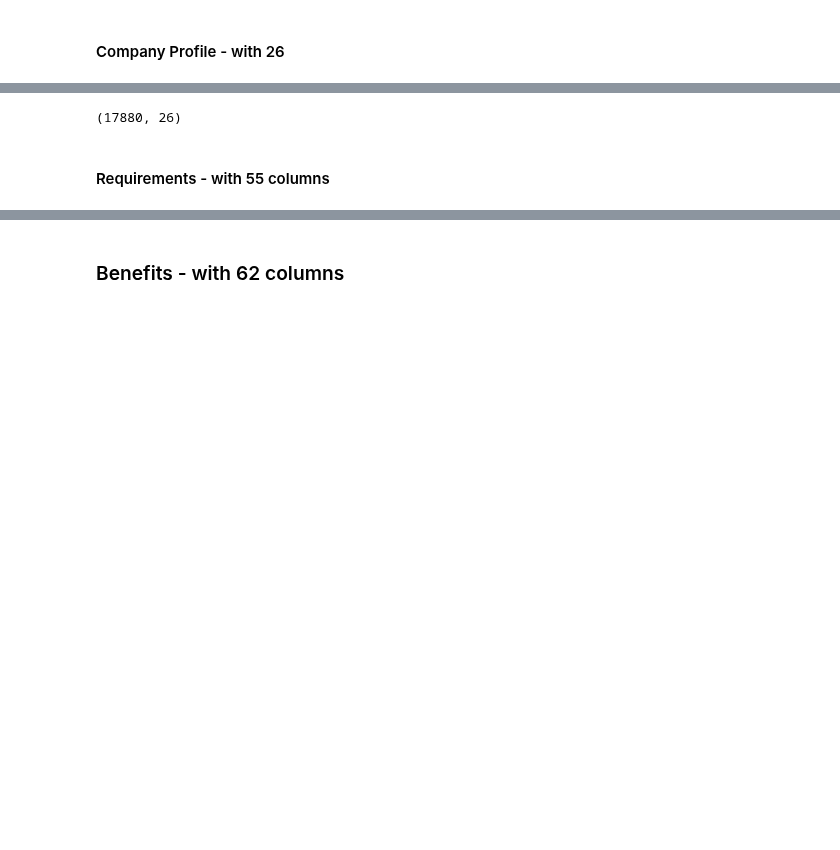
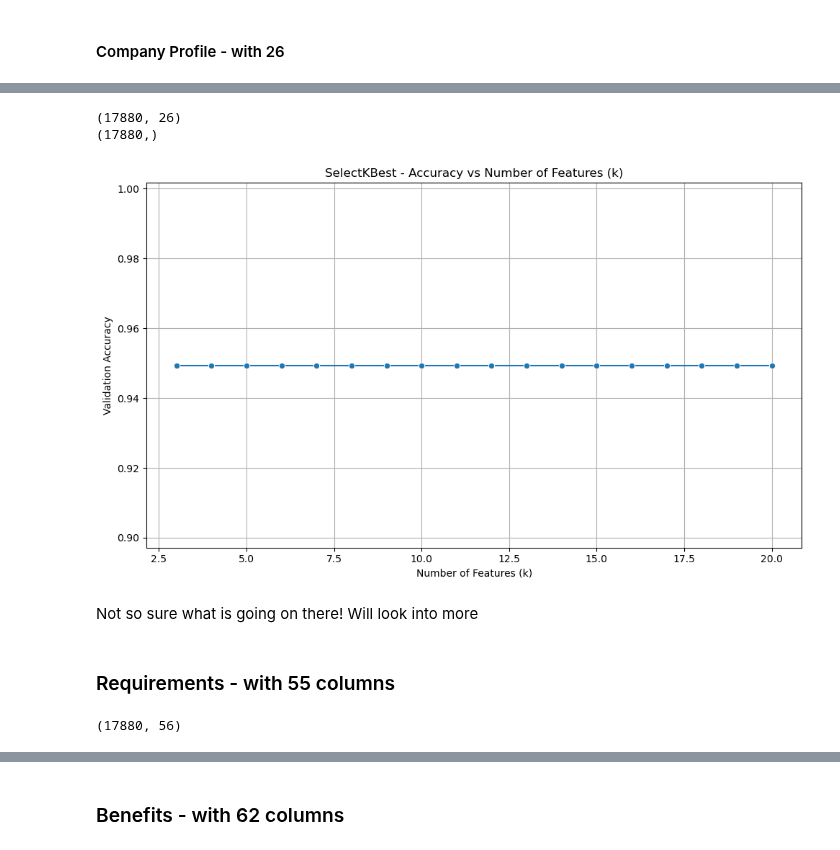
Before and after one commit to ecw70574/dsci2_final_project, a Jupyter notebook: TestingVectorization.ipynb, the cells around one changed output, grey strips where cells are left out. Cells and saved outputs as stored; diff of their text form; code cells hidden in the pictures; blank space fills up the shorter version.

Commit message:
applied k best on the rest of the columns

```diff
--- a/TestingVectorization.ipynb
+++ b/TestingVectorization.ipynb
@@ -829,0 +835,9 @@ company_profile_df
+# %%
+# subset data frame with company profile columns
+
+company_profile_df['fraudulent'] = new_df['fraudulent']
+
+X = company_profile_df.drop(columns="fraudulent")
+y = company_profile_df["fraudulent"]
+
+X_train, X_test, y_train, y_test = train_test_split(X, y, test_size=0.2, random_state=42)
@@ -830,6 +862,50 @@ company_profile_df
+# %%
+results = []
+
+print(X.shape)
+print(y.shape)
+
+description_feature_names = X_train.columns
+
+max_k = min(20, len(description_feature_names))
+
+for k in range(3, max_k + 1):
+    selector = SelectKBest(f_classif, k=k)
+    selector.fit(X_train, y_train)
+    selected_cols = description_feature_names[selector.get_support()]
+
+    X_train_desc_k = X_train[selected_cols]
+    X_test_desc_k = X_test[selected_cols]
+
+    # fitting random forest model for assessment
+
+    model = RandomForestClassifier(n_estimators=100, random_state=42)
+    model.fit(X_train_desc_k, y_train)
+
+    y_pred = model.predict(X_test_desc_k)
+    acc = accuracy_score(y_test, y_pred)
+
+    results.append((k, acc))
+
+# Plot accuracy vs. k
+results_df = pd.DataFrame(results, columns=["k", "Validation Accuracy"])
+plt.figure(figsize=(10,6))
+sns.lineplot(x="k", y="Validation Accuracy", data=results_df, marker="o")
+plt.title("SelectKBest - Accuracy vs Number of Features (k)")
+plt.xlabel("Number of Features (k)")
+plt.ylabel("Validation Accuracy")
+plt.grid(True)
+plt.tight_layout()
+plt.show()
+# %% [output]
+(17880, 26)
+(17880,)
+[figure, added]
+# %% [markdown]
+Not so sure what is going on there! Will look into more
+# %% [markdown]
+### Requirements - with 55 columns
 # %%
-company_profile_df.shape
+requirements_df.shape
 # %% [output]
-(17880, 26)
+(17880, 56)
-# %% [markdown]
-#### Requirements - with 55 columns
```
Also changed, not shown: parts of 14 cells of this notebook.
